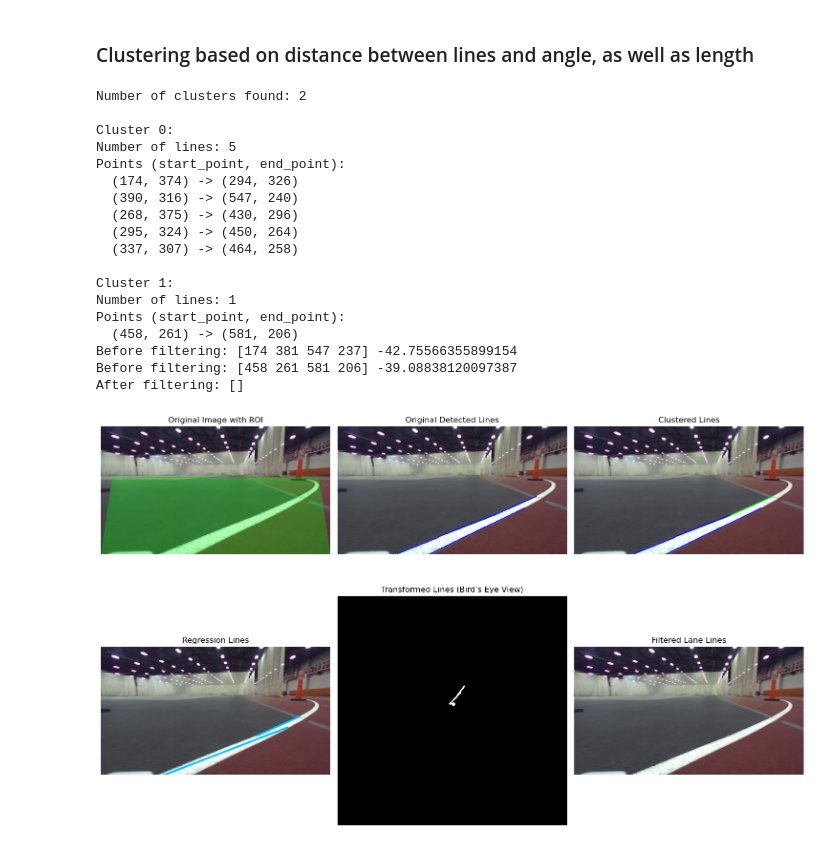
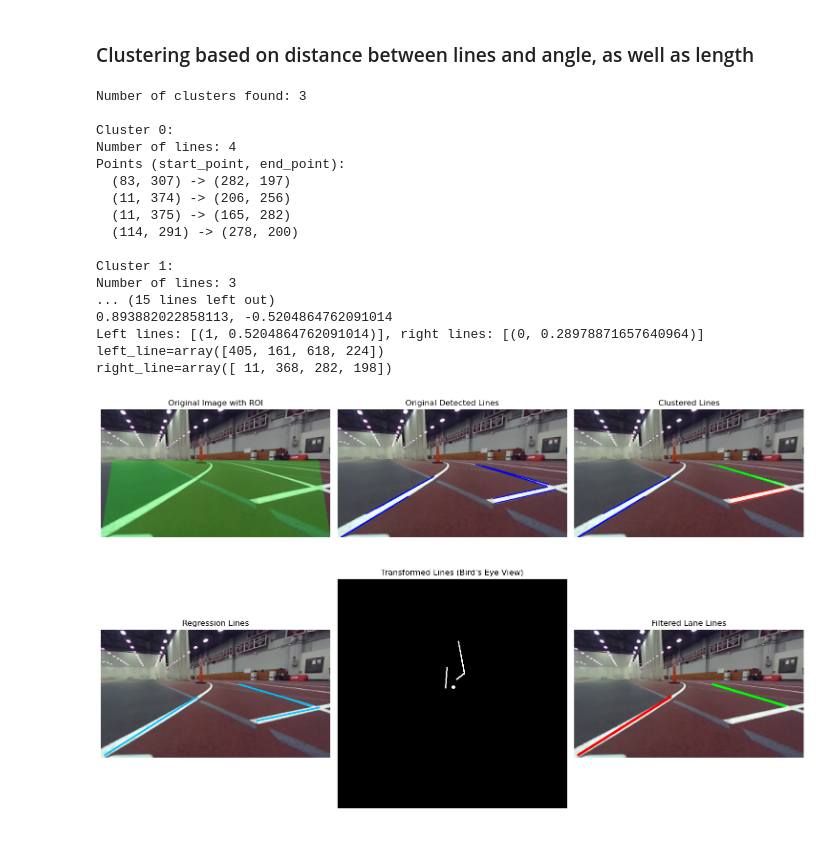
Before and after one commit to rss2025-3/racetrack_2025, a Jupyter notebook: racetrack/racetrack/computer_vision/testing.ipynb, the cells around one changed output. Cells and saved outputs as stored; diff of their text form; code cells hidden in the pictures.

```diff
--- a/racetrack/racetrack/computer_vision/testing.ipynb
+++ b/racetrack/racetrack/computer_vision/testing.ipynb
@@ -231,7 +231,7 @@ def cluster_lines(lines, distance_threshold=100, angle_threshold=10):
     return np.array(final_lines), np.array(regression_lines), cluster_assignments
 
 # Update the visualization code
-image = cv2.imread("racetrack_images/lane_1/image3.png")
+image = cv2.imread("racetrack_images/lane_1/image4.png")
 if image is None:
     raise IOError("Could not read the image.")
 
@@ -338,6 +338,10 @@ line_image_regression = image.copy()
 # Get lane boundary lines
 left_line, right_line = select_lane_lines(regression_lines)
 
+print(f"{left_line=}")
+print(f"{right_line=}")
+
+
 # Draw all regression lines in yellow
 for line in regression_lines:
     x1, y1, x2, y2 = line
@@ -384,46 +388,45 @@ cv2.circle(transformed_canvas, (transformed_robot_x, transformed_robot_y), 4, 25
 
 ax5.imshow(transformed_canvas, cmap='gray')
 ax5.set_axis_off()
 ax5.set_title('Transformed Lines (Bird\'s Eye View)')
 
 # Plot 6: Filtered lane lines only
 filtered_line_image = image.copy()
 
 # Draw only the selected lane boundary lines
 if left_line is not None:
     x1, y1, x2, y2 = left_line
     cv2.line(filtered_line_image, (x1,y1), (x2,y2), (0,255,0), 5)  # Green
 if right_line is not None:
     x1, y1, x2, y2 = right_line
     cv2.line(filtered_line_image, (x1,y1), (x2,y2), (0,0,255), 5)  # Red
 
 # Draw robot position
 cv2.circle(filtered_line_image, (robot_x, robot_y), 8, (255, 0, 0), -1)
 
 ax6.imshow(cv2.cvtColor(filtered_line_image, cv2.COLOR_BGR2RGB))
 ax6.set_axis_off()
 ax6.set_title('Filtered Lane Lines')
 
 plt.tight_layout()
 # %% [output]
-Number of clusters found: 2
+Number of clusters found: 3
 
 Cluster 0:
-Number of lines: 5
+Number of lines: 4
 Points (start_point, end_point):
-  (174, 374) -> (294, 326)
-  (390, 316) -> (547, 240)
-  (268, 375) -> (430, 296)
-  (295, 324) -> (450, 264)
-  (337, 307) -> (464, 258)
+  (83, 307) -> (282, 197)
+  (11, 374) -> (206, 256)
+  (11, 375) -> (165, 282)
+  (114, 291) -> (278, 200)
 
 Cluster 1:
-Number of lines: 1
-Points (start_point, end_point):
-  (458, 261) -> (581, 206)
-Before filtering: [174 381 547 237] -42.75566355899154
-Before filtering: [458 261 581 206] -39.08838120097387
-After filtering: []
+Number of lines: 3
+... (15 lines left out)
+0.893882022858113, -0.5204864762091014
+Left lines: [(1, 0.5204864762091014)], right lines: [(0, 0.28978871657640964)]
+left_line=array([405, 161, 618, 224])
+right_line=array([ 11, 368, 282, 198])
-[figure, old version]
+[figure, new version]
 # %%
 ## Region of interest should be homography matrix, then we select lines
```
Also changed, not shown: 1 other file.
